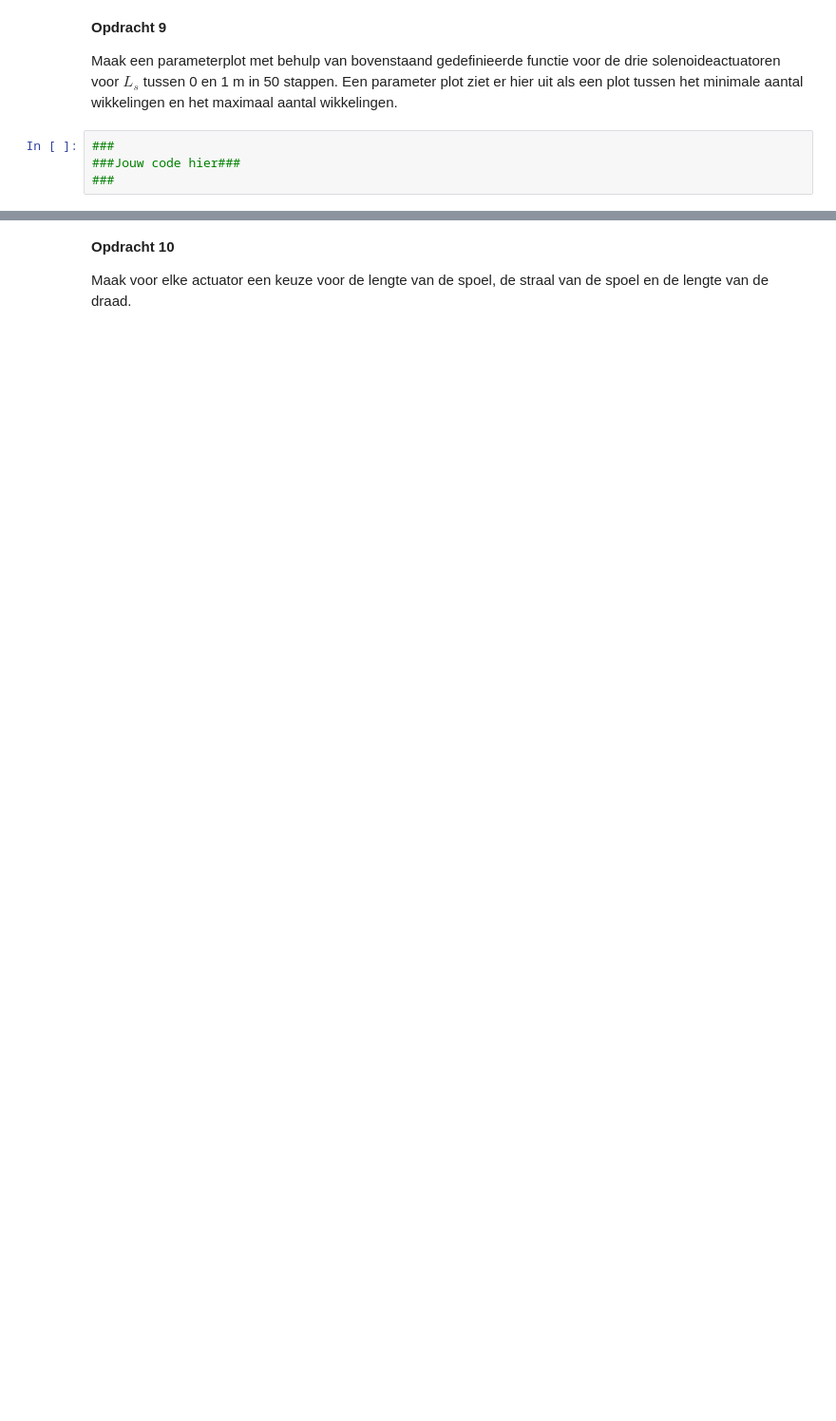
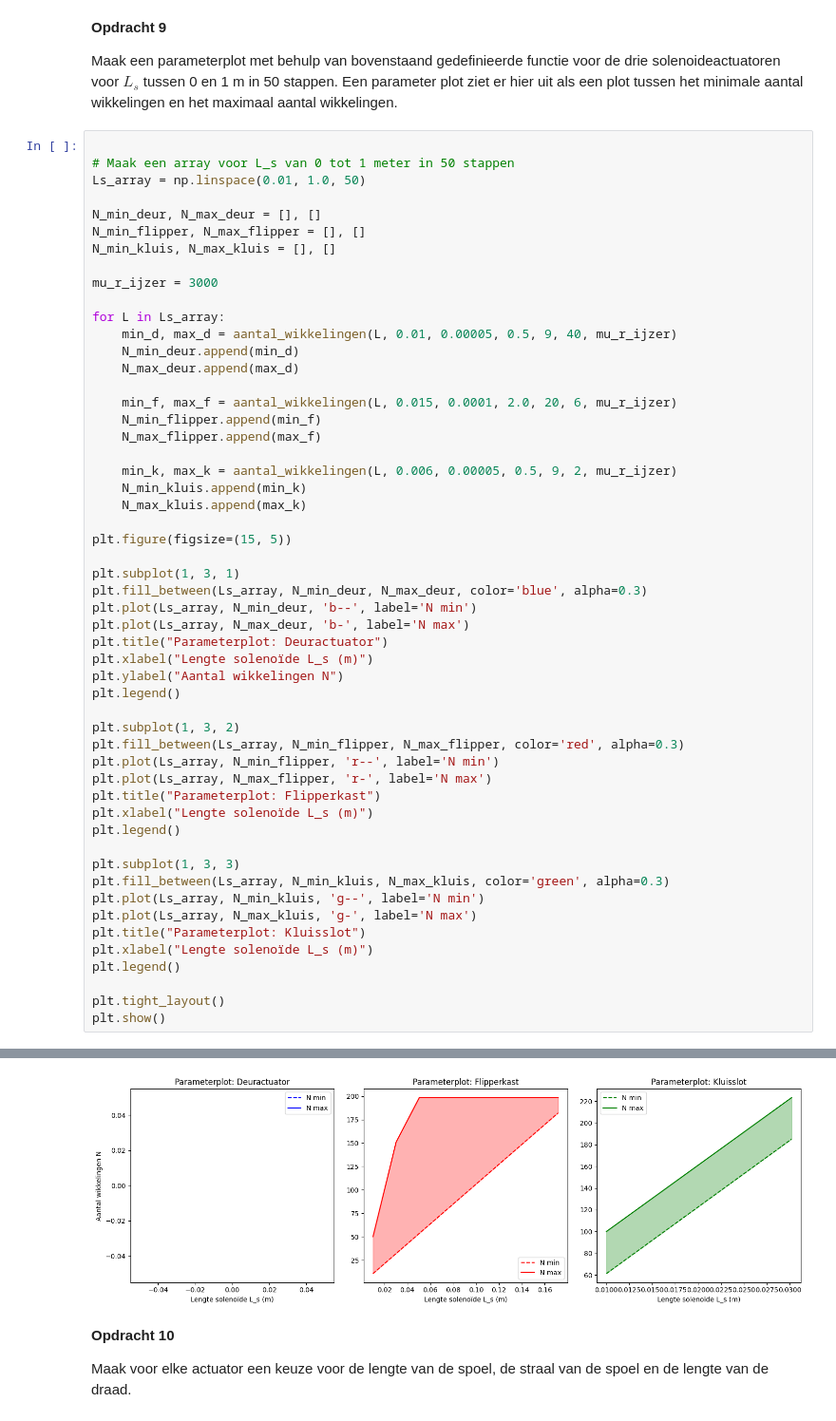
Before and after one commit to tak-max/opdrachten-DEF-D, a Jupyter notebook: DigitaleOntwerpopdrachten/1CondensatorOpdracht/KrachtactuatorOpdracht.ipynb, the cells around one changed output, grey strips where cells are left out. Shown at 95% size. Cells and saved outputs as stored; diff of their text form; blank space fills up the shorter version.

```diff
--- a/DigitaleOntwerpopdrachten/1CondensatorOpdracht/KrachtactuatorOpdracht.ipynb
+++ b/DigitaleOntwerpopdrachten/1CondensatorOpdracht/KrachtactuatorOpdracht.ipynb
@@ -239,6 +243,56 @@ plt.ylabel("y")
 
 Maak een parameterplot met behulp van bovenstaand gedefinieerde functie voor de drie solenoideactuatoren voor $L_s$ tussen 0 en 1 m in 50 stappen. Een parameter plot ziet er hier uit als een plot tussen het minimale aantal wikkelingen en het maximaal aantal wikkelingen.
 # %%
-###
-###Jouw code hier###
-###
+
+# Maak een array voor L_s van 0 tot 1 meter in 50 stappen
+Ls_array = np.linspace(0.01, 1.0, 50)
+
+N_min_deur, N_max_deur = [], []
+N_min_flipper, N_max_flipper = [], []
+N_min_kluis, N_max_kluis = [], []
+
+mu_r_ijzer = 3000
+
+for L in Ls_array:
+    min_d, max_d = aantal_wikkelingen(L, 0.01, 0.00005, 0.5, 9, 40, mu_r_ijzer)
+    N_min_deur.append(min_d)
+    N_max_deur.append(max_d)
+
+    min_f, max_f = aantal_wikkelingen(L, 0.015, 0.0001, 2.0, 20, 6, mu_r_ijzer)
+    N_min_flipper.append(min_f)
+    N_max_flipper.append(max_f)
+
+    min_k, max_k = aantal_wikkelingen(L, 0.006, 0.00005, 0.5, 9, 2, mu_r_ijzer)
+    N_min_kluis.append(min_k)
+    N_max_kluis.append(max_k)
+
+plt.figure(figsize=(15, 5))
+
+plt.subplot(1, 3, 1)
+plt.fill_between(Ls_array, N_min_deur, N_max_deur, color='blue', alpha=0.3)
+plt.plot(Ls_array, N_min_deur, 'b--', label='N min')
+plt.plot(Ls_array, N_max_deur, 'b-', label='N max')
+plt.title("Parameterplot: Deuractuator")
+plt.xlabel("Lengte solenoïde L_s (m)")
+plt.ylabel("Aantal wikkelingen N")
+plt.legend()
+
+plt.subplot(1, 3, 2)
+plt.fill_between(Ls_array, N_min_flipper, N_max_flipper, color='red', alpha=0.3)
+plt.plot(Ls_array, N_min_flipper, 'r--', label='N min')
+plt.plot(Ls_array, N_max_flipper, 'r-', label='N max')
+plt.title("Parameterplot: Flipperkast")
+plt.xlabel("Lengte solenoïde L_s (m)")
+plt.legend()
+
+plt.subplot(1, 3, 3)
+plt.fill_between(Ls_array, N_min_kluis, N_max_kluis, color='green', alpha=0.3)
+plt.plot(Ls_array, N_min_kluis, 'g--', label='N min')
+plt.plot(Ls_array, N_max_kluis, 'g-', label='N max')
+plt.title("Parameterplot: Kluisslot")
+plt.xlabel("Lengte solenoïde L_s (m)")
+plt.legend()
+
+plt.tight_layout()
+plt.show()
+# %% [output]
@@ -245,3 +316,4 @@ Maak een parameterplot met behulp van bovenstaand gedefinieerde functie voor de
+[figure, added]
 # %% [markdown]
 **Opdracht 10**
 
```
Also changed, not shown: parts of 9 cells of this notebook, 2 other files.
